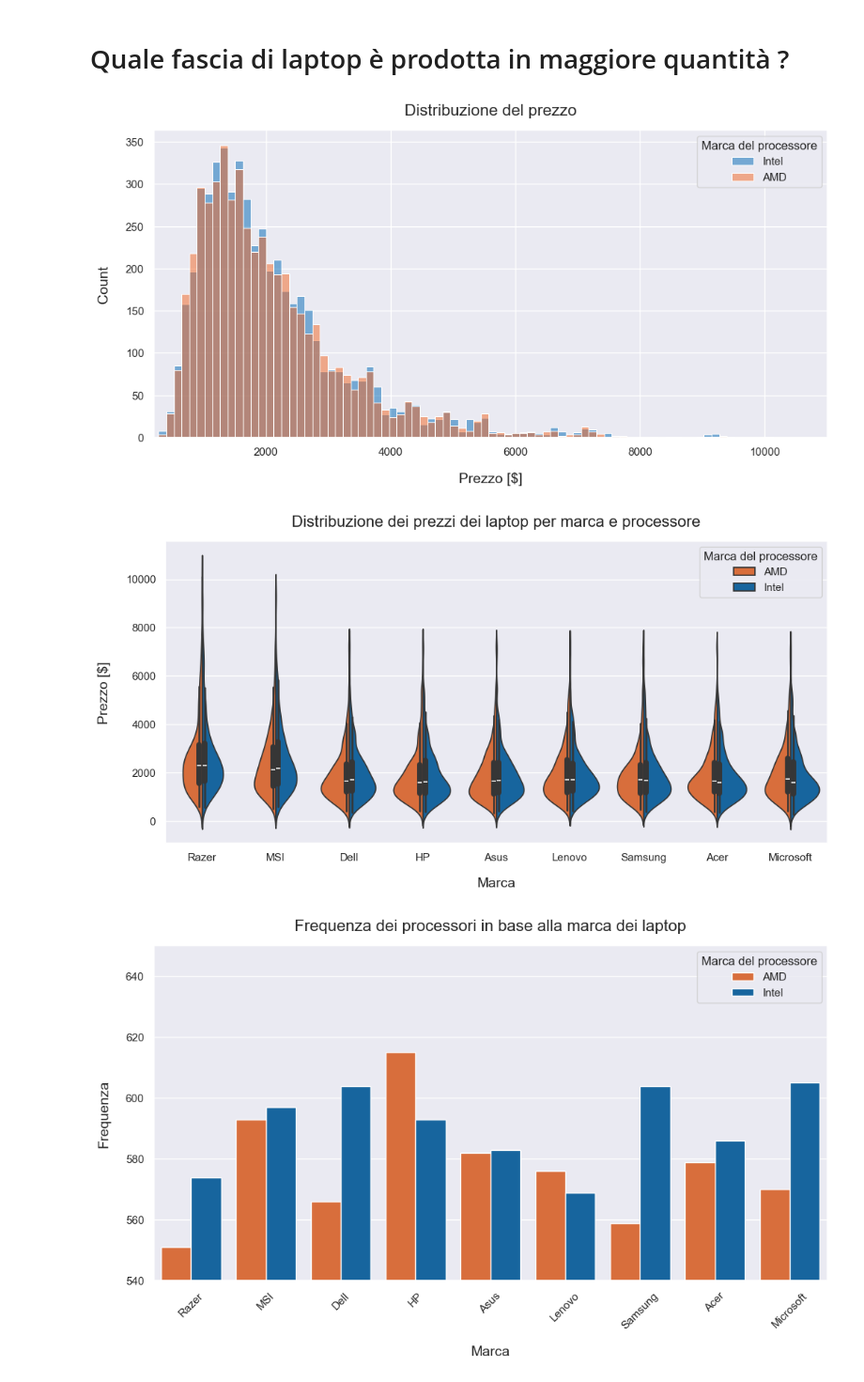
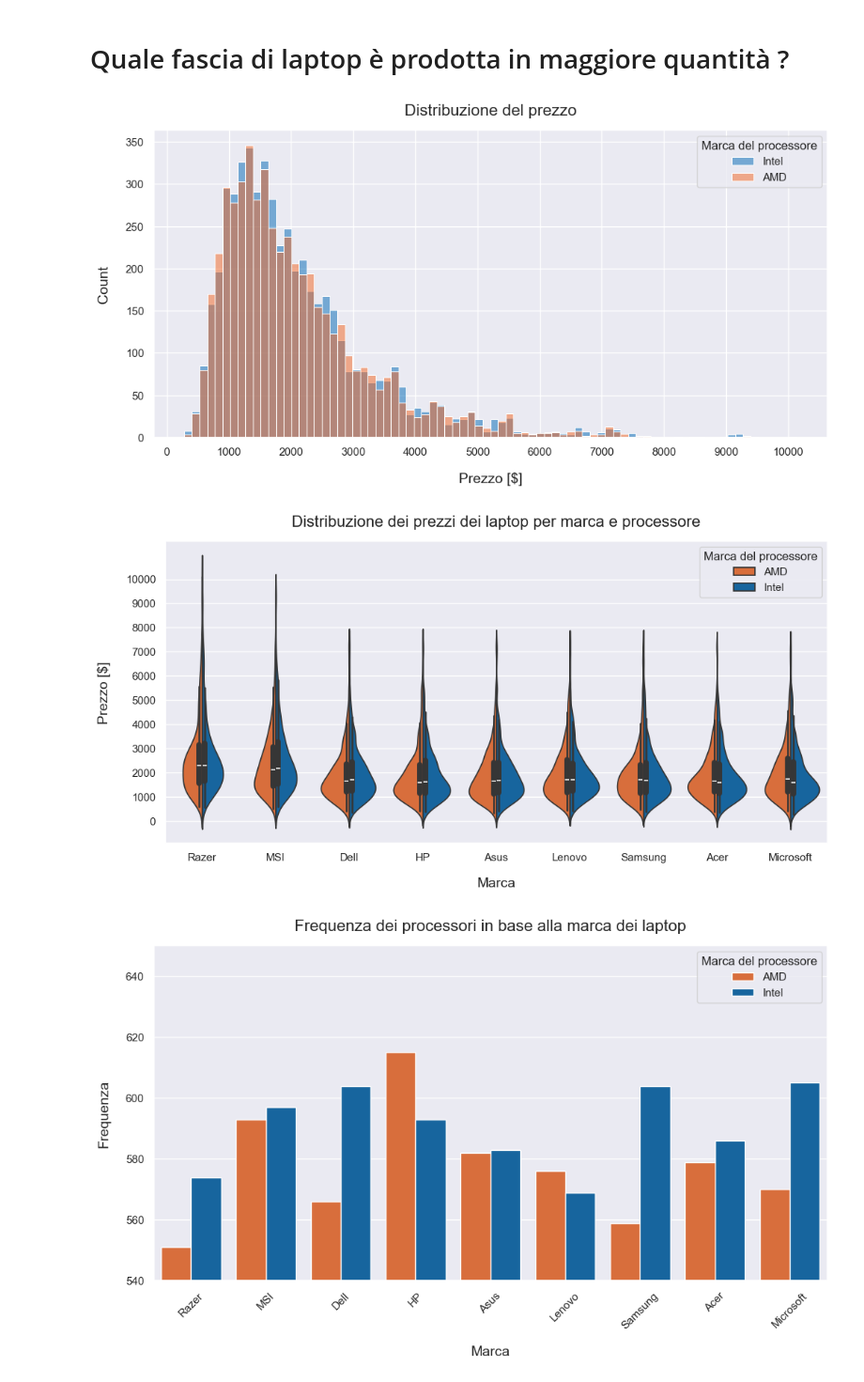
Before and after one commit to giovannifabro/Progetto-Fondamenti-di-Scienza-dei-Dati, a Jupyter notebook: Laptop.ipynb, the cells around one changed output. Shown at 94% size. Drawn from its saved outputs; the diff is of its cells as text; code cells hidden in the pictures.

```diff
--- a/Laptop.ipynb
+++ b/Laptop.ipynb
@@ -61,16 +56,16 @@ df_laptop = pd.read_csv('Dataset/laptop.csv', encoding='utf8')
 # %%
 
 f1, ax1 = plt.subplots(figsize=(12, 5.5))
 sns.histplot(data = df_laptop[['ProcessorBrand', 'Price']], x = 'Price', hue = 'ProcessorBrand', stat = 'count', palette = processor_palette, ax = ax1)
-ax1.set_xlim([200, 11000])
+plt.xticks(np.arange(0,10001, 1000))
 
 apply_labelpad(ax = ax1, xlabel='Prezzo [$]', ylabel='Count', xpad=15, ypad=15, xloc="center", yloc="center")
 
 plt.legend(title = 'Marca del processore', labels = ['Intel', 'AMD']);
 
 apply_title(ax1, 'Distribuzione del prezzo');
 # %% [output]
-[figure, old version]
+[figure, new version]
 # %%
 
 df_processor_brand = df_laptop[['Brand', 'ProcessorBrand', 'Price']]
@@ -78,13 +73,13 @@ df_processor_brand = df_processor_brand.sort_values(by = 'Price', ascending = Fa
 
 f2, ax2 = plt.subplots(figsize=(12, 5.5))
 sns.violinplot(data = df_processor_brand, x = 'Brand', y = 'Price', hue = 'ProcessorBrand', palette = processor_palette, split=True, ax = ax2 )
-
+plt.yticks(np.arange(0,10001, 1000))
 apply_labelpad(ax = ax2, xlabel='Marca', ylabel='Prezzo [$]', xpad=15, ypad=15, xloc="center", yloc="center")
 plt.legend(title = 'Marca del processore');
 
 apply_title(ax2, 'Distribuzione dei prezzi dei laptop per marca e processore');
 # %% [output]
-[figure, old version]
+[figure, new version]
 # %%
 
 f7, ax7 = plt.subplots(figsize=(12, 6))
```
Also changed, not shown: parts of 3 cells of this notebook, 1 other file.
